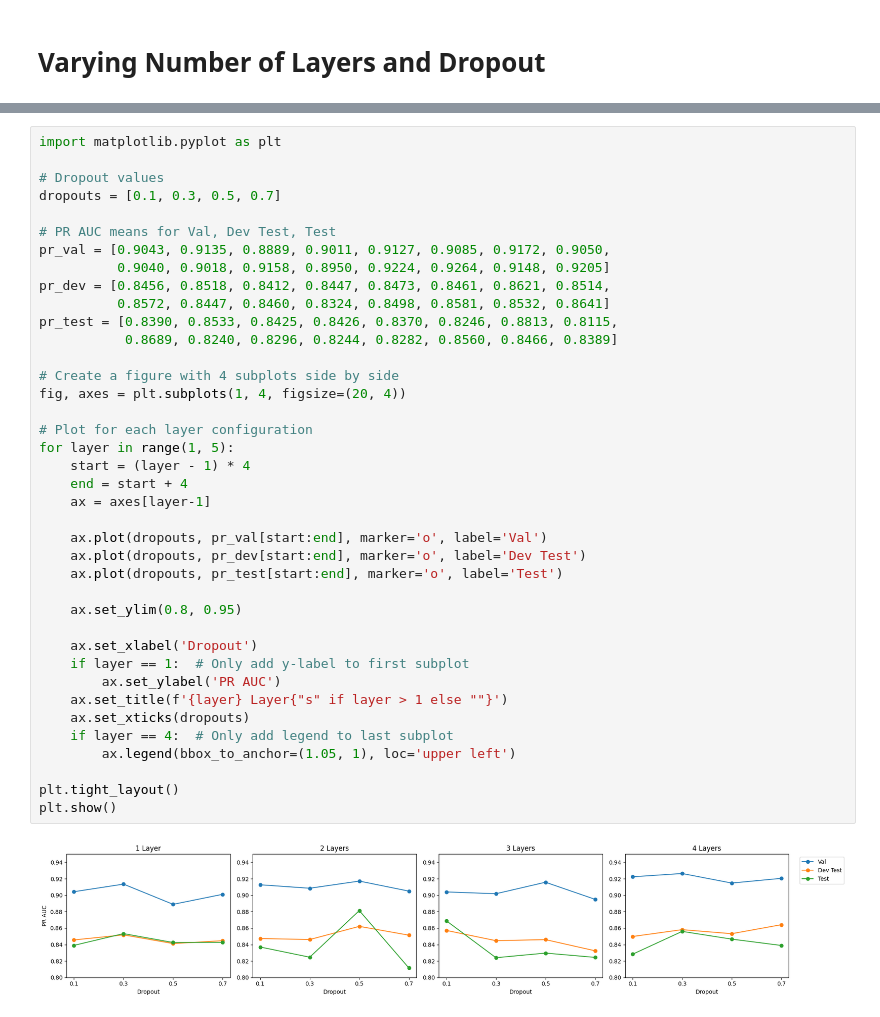
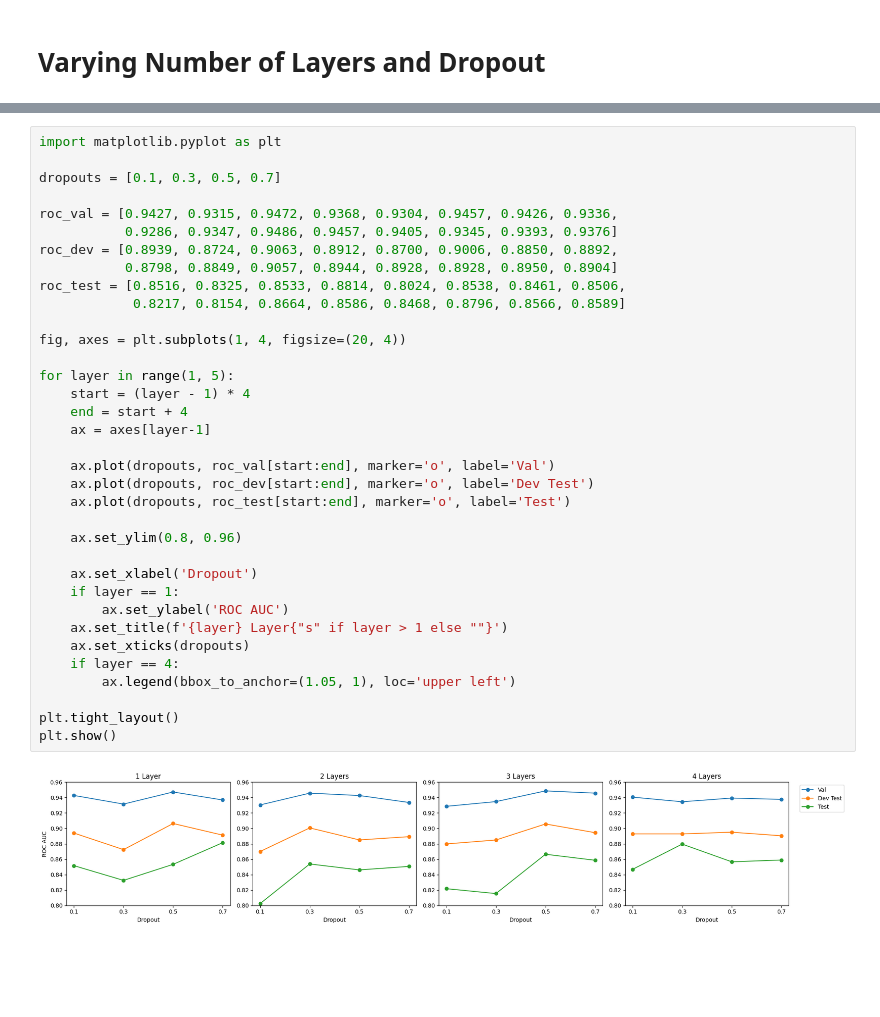
Before and after one commit to tanmay4269/Collaboration-Prediction-Using-GNN, a Jupyter notebook: experiments.ipynb, the cells around one changed output, grey strips where cells are left out. Drawn from its saved outputs; the diff is of its cells as text; blank space fills up the shorter version.

```diff
--- a/experiments.ipynb
+++ b/experiments.ipynb
@@ -303,41 +303,37 @@ Final Test:
 # %%
 import matplotlib.pyplot as plt
 
-# Dropout values
 dropouts = [0.1, 0.3, 0.5, 0.7]
 
-# PR AUC means for Val, Dev Test, Test
-pr_val = [0.9043, 0.9135, 0.8889, 0.9011, 0.9127, 0.9085, 0.9172, 0.9050,
-          0.9040, 0.9018, 0.9158, 0.8950, 0.9224, 0.9264, 0.9148, 0.9205]
-pr_dev = [0.8456, 0.8518, 0.8412, 0.8447, 0.8473, 0.8461, 0.8621, 0.8514,
-          0.8572, 0.8447, 0.8460, 0.8324, 0.8498, 0.8581, 0.8532, 0.8641]
-pr_test = [0.8390, 0.8533, 0.8425, 0.8426, 0.8370, 0.8246, 0.8813, 0.8115,
-           0.8689, 0.8240, 0.8296, 0.8244, 0.8282, 0.8560, 0.8466, 0.8389]
+roc_val = [0.9427, 0.9315, 0.9472, 0.9368, 0.9304, 0.9457, 0.9426, 0.9336,
+           0.9286, 0.9347, 0.9486, 0.9457, 0.9405, 0.9345, 0.9393, 0.9376]
+roc_dev = [0.8939, 0.8724, 0.9063, 0.8912, 0.8700, 0.9006, 0.8850, 0.8892,
+           0.8798, 0.8849, 0.9057, 0.8944, 0.8928, 0.8928, 0.8950, 0.8904]
+roc_test = [0.8516, 0.8325, 0.8533, 0.8814, 0.8024, 0.8538, 0.8461, 0.8506,
+            0.8217, 0.8154, 0.8664, 0.8586, 0.8468, 0.8796, 0.8566, 0.8589]
 
-# Create a figure with 4 subplots side by side
 fig, axes = plt.subplots(1, 4, figsize=(20, 4))
 
-# Plot for each layer configuration
 for layer in range(1, 5):
     start = (layer - 1) * 4
     end = start + 4
     ax = axes[layer-1]
 
-    ax.plot(dropouts, pr_val[start:end], marker='o', label='Val')
-    ax.plot(dropouts, pr_dev[start:end], marker='o', label='Dev Test')
-    ax.plot(dropouts, pr_test[start:end], marker='o', label='Test')
+    ax.plot(dropouts, roc_val[start:end], marker='o', label='Val')
+    ax.plot(dropouts, roc_dev[start:end], marker='o', label='Dev Test')
+    ax.plot(dropouts, roc_test[start:end], marker='o', label='Test')
 
-    ax.set_ylim(0.8, 0.95)
+    ax.set_ylim(0.8, 0.96)
 
     ax.set_xlabel('Dropout')
-    if layer == 1:  # Only add y-label to first subplot
-        ax.set_ylabel('PR AUC')
+    if layer == 1:
+        ax.set_ylabel('ROC AUC')
     ax.set_title(f'{layer} Layer{"s" if layer > 1 else ""}')
     ax.set_xticks(dropouts)
-    if layer == 4:  # Only add legend to last subplot
+    if layer == 4:
         ax.legend(bbox_to_anchor=(1.05, 1), loc='upper left')
 
 plt.tight_layout()
 plt.show()
 # %% [output]
-[figure, old version]
+[figure, new version]
```
Also changed, not shown: parts of 1 cell of this notebook, 3 other files.
